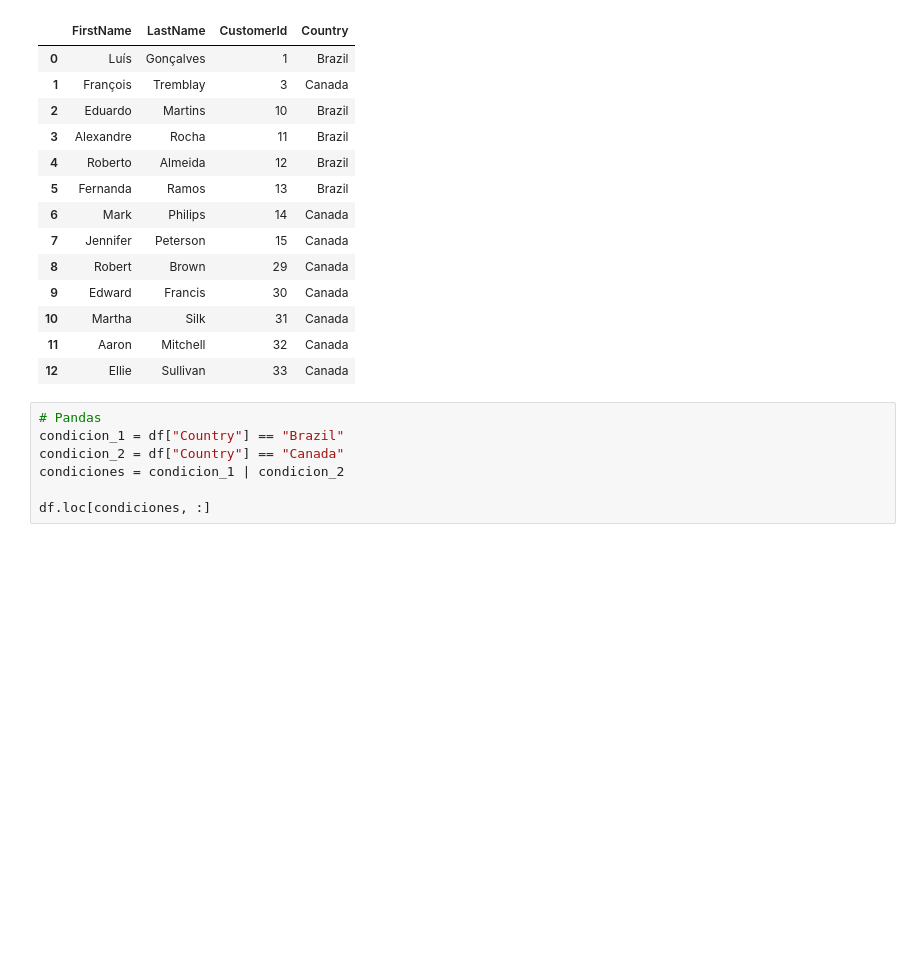
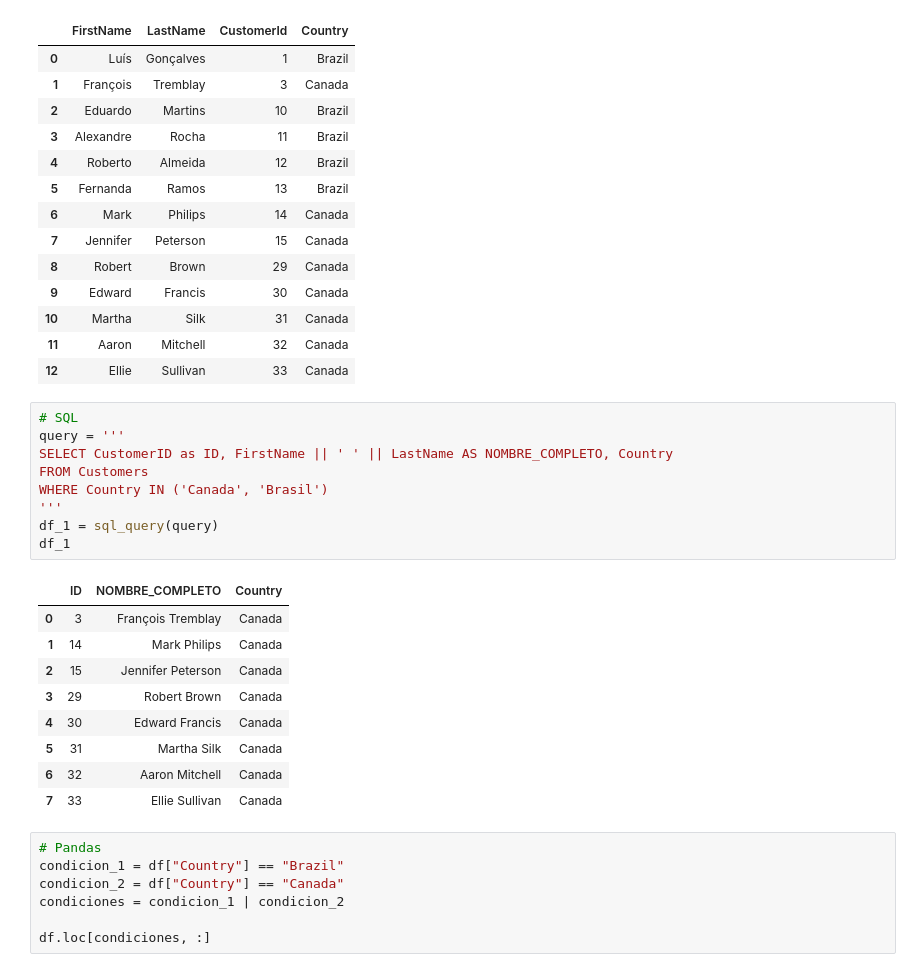
Before and after one commit to MHHsim/DS-Online-Marta-Harana, a Jupyter notebook: 03_Data_Analysis/Sprint_06/Unidad_01_Procesado_Datos_Internos_BBDD/03_Practica_Obligatoria/18_Practica_Obligatoria_SQL.ipynb, the cells around one changed output. Cells and saved outputs as stored; diff of their text form; blank space fills up the shorter version.

```diff
--- a/03_Data_Analysis/Sprint_06/Unidad_01_Procesado_Datos_Internos_BBDD/03_Practica_Obligatoria/18_Practica_Obligatoria_SQL.ipynb
+++ b/03_Data_Analysis/Sprint_06/Unidad_01_Procesado_Datos_Internos_BBDD/03_Practica_Obligatoria/18_Practica_Obligatoria_SQL.ipynb
@@ -87,6 +87,25 @@ df
 | 10 | Martha | Silk | 31 | Canada |
 | 11 | Aaron | Mitchell | 32 | Canada |
 | 12 | Ellie | Sullivan | 33 | Canada |
+# %%
+# SQL
+query = '''
+SELECT CustomerID as ID, FirstName || ' ' || LastName AS NOMBRE_COMPLETO, Country
+FROM Customers
+WHERE Country IN ('Canada', 'Brasil')
+'''
+df_1 = sql_query(query)
+df_1
+# %% [output]
+|  | ID | NOMBRE_COMPLETO | Country |
+| 0 | 3 | François Tremblay | Canada |
+| 1 | 14 | Mark Philips | Canada |
+| 2 | 15 | Jennifer Peterson | Canada |
+| 3 | 29 | Robert Brown | Canada |
+| 4 | 30 | Edward Francis | Canada |
+| 5 | 31 | Martha Silk | Canada |
+| 6 | 32 | Aaron Mitchell | Canada |
+| 7 | 33 | Ellie Sullivan | Canada |
 # %%
 # Pandas
 condicion_1 = df["Country"] == "Brazil"
```
Also changed, not shown: parts of 3 cells of this notebook.
